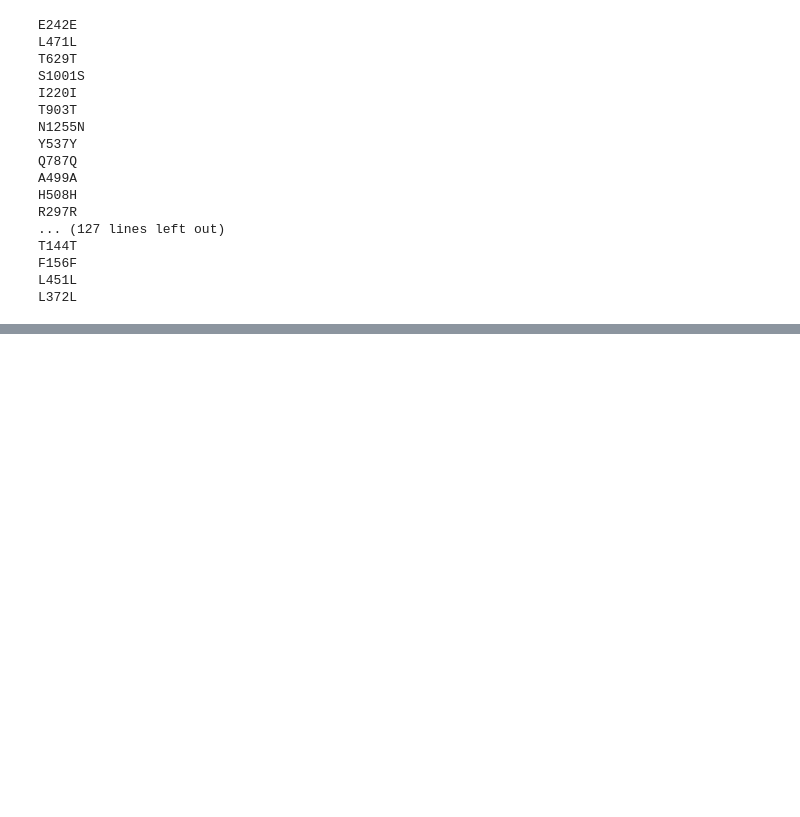
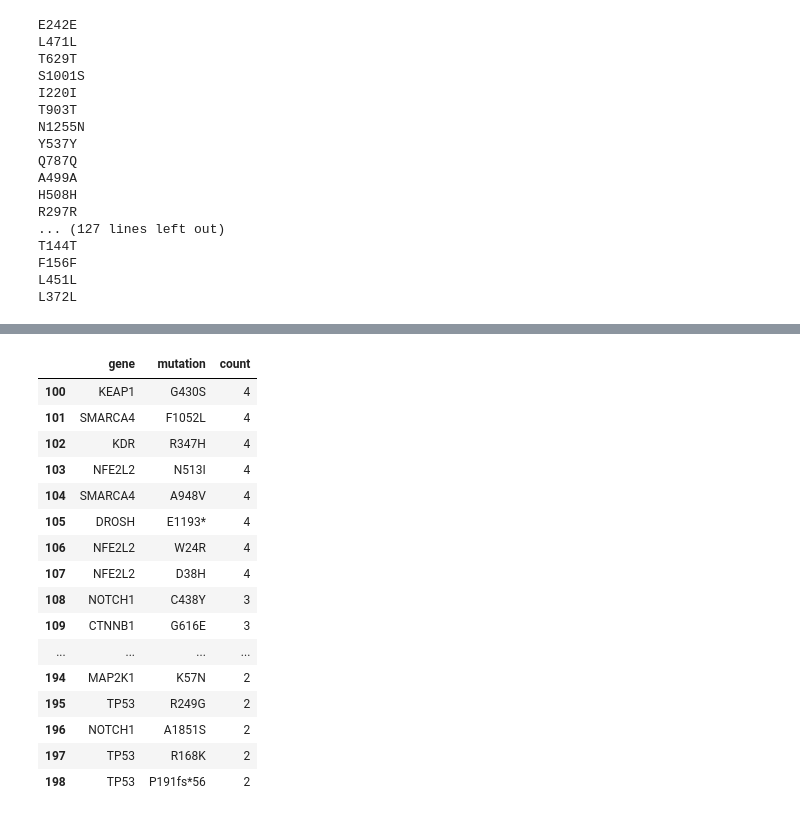
Before and after one commit to lincoln-harris/potLuck, a Jupyter notebook: mutations_histo.ipynb, the cells around one changed output, grey strips where cells are left out. Cells and saved outputs as stored; diff of their text form; code cells hidden in the pictures; blank space fills up the shorter version.

```diff
--- a/mutations_histo.ipynb
+++ b/mutations_histo.ipynb
@@ -281,0 +285,21 @@ big_df_non_syno
+# %%
+sub2 = big_df_non_syno_g1[100:199]
+sub2
+# %% [output]
+|  | gene | mutation | count |
+| 100 | KEAP1 | G430S | 4 |
+| 101 | SMARCA4 | F1052L | 4 |
+| 102 | KDR | R347H | 4 |
+| 103 | NFE2L2 | N513I | 4 |
+| 104 | SMARCA4 | A948V | 4 |
+| 105 | DROSH | E1193* | 4 |
+| 106 | NFE2L2 | W24R | 4 |
+| 107 | NFE2L2 | D38H | 4 |
+| 108 | NOTCH1 | C438Y | 3 |
+| 109 | CTNNB1 | G616E | 3 |
+| ... | ... | ... | ... |
+| 194 | MAP2K1 | K57N | 2 |
+| 195 | TP53 | R249G | 2 |
+| 196 | NOTCH1 | A1851S | 2 |
+| 197 | TP53 | R168K | 2 |
+| 198 | TP53 | P191fs*56 | 2 |
```
Also changed, not shown: parts of 10 cells of this notebook, 1 other file.
